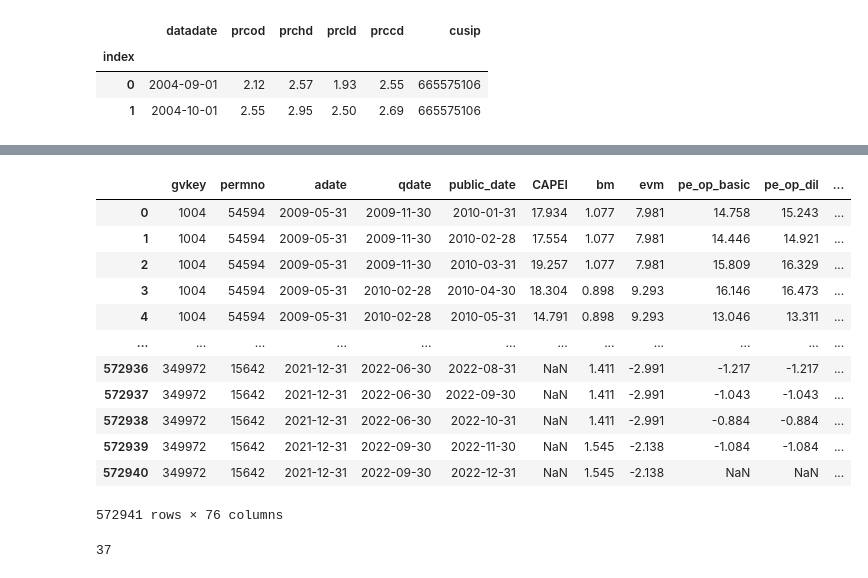
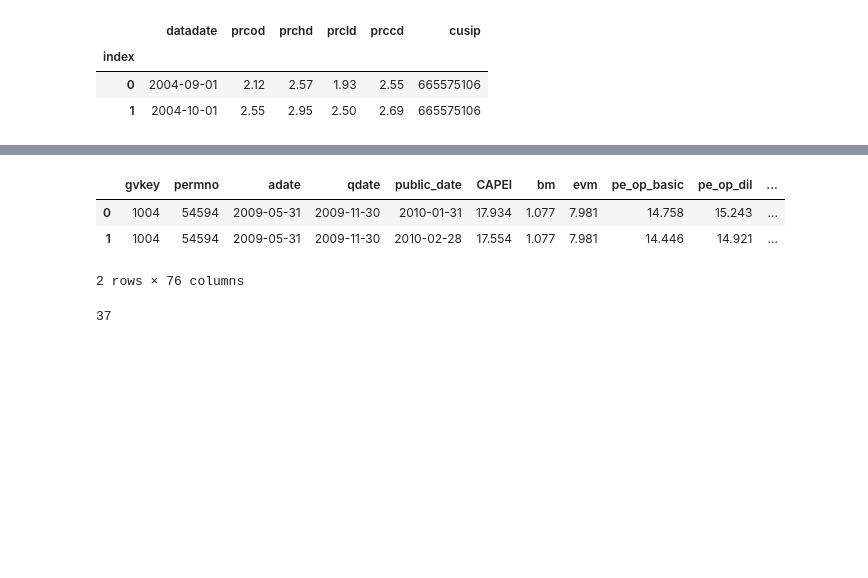
Before and after one commit to annaleabhm/asim-stock-pipeline, a Jupyter notebook: pipeline.ipynb, the cells around one changed output, grey strips where cells are left out. Cells and saved outputs as stored; diff of their text form; code cells hidden in the pictures; blank space fills up the shorter version.

```diff
--- a/pipeline.ipynb
+++ b/pipeline.ipynb
@@ -33,18 +27,10 @@ compustat
 # %%
+# look at fundamental stock data
 wrds_ratios = pd.read_csv(wrds_ratios_path, parse_dates=["qdate"])
-wrds_ratios
+wrds_ratios.head(2)
 # %% [output]
 |  | gvkey | permno | adate | qdate | public_date | CAPEI | bm | evm | pe_op_basic | pe_op_dil | ... |
 | 0 | 1004 | 54594 | 2009-05-31 | 2009-11-30 | 2010-01-31 | 17.934 | 1.077 | 7.981 | 14.758 | 15.243 | ... |
 | 1 | 1004 | 54594 | 2009-05-31 | 2009-11-30 | 2010-02-28 | 17.554 | 1.077 | 7.981 | 14.446 | 14.921 | ... |
-| 2 | 1004 | 54594 | 2009-05-31 | 2009-11-30 | 2010-03-31 | 19.257 | 1.077 | 7.981 | 15.809 | 16.329 | ... |
-| 3 | 1004 | 54594 | 2009-05-31 | 2010-02-28 | 2010-04-30 | 18.304 | 0.898 | 9.293 | 16.146 | 16.473 | ... |
-| 4 | 1004 | 54594 | 2009-05-31 | 2010-02-28 | 2010-05-31 | 14.791 | 0.898 | 9.293 | 13.046 | 13.311 | ... |
-| ... | ... | ... | ... | ... | ... | ... | ... | ... | ... | ... | ... |
-| 572936 | 349972 | 15642 | 2021-12-31 | 2022-06-30 | 2022-08-31 | NaN | 1.411 | -2.991 | -1.217 | -1.217 | ... |
-| 572937 | 349972 | 15642 | 2021-12-31 | 2022-06-30 | 2022-09-30 | NaN | 1.411 | -2.991 | -1.043 | -1.043 | ... |
-| 572938 | 349972 | 15642 | 2021-12-31 | 2022-06-30 | 2022-10-31 | NaN | 1.411 | -2.991 | -0.884 | -0.884 | ... |
-| 572939 | 349972 | 15642 | 2021-12-31 | 2022-09-30 | 2022-11-30 | NaN | 1.545 | -2.138 | -1.084 | -1.084 | ... |
-| 572940 | 349972 | 15642 | 2021-12-31 | 2022-09-30 | 2022-12-31 | NaN | 1.545 | -2.138 | NaN | NaN | ... |
-572941 rows × 76 columns
+2 rows × 76 columns
 # %%
```
Also changed, not shown: parts of 21 cells of this notebook.
